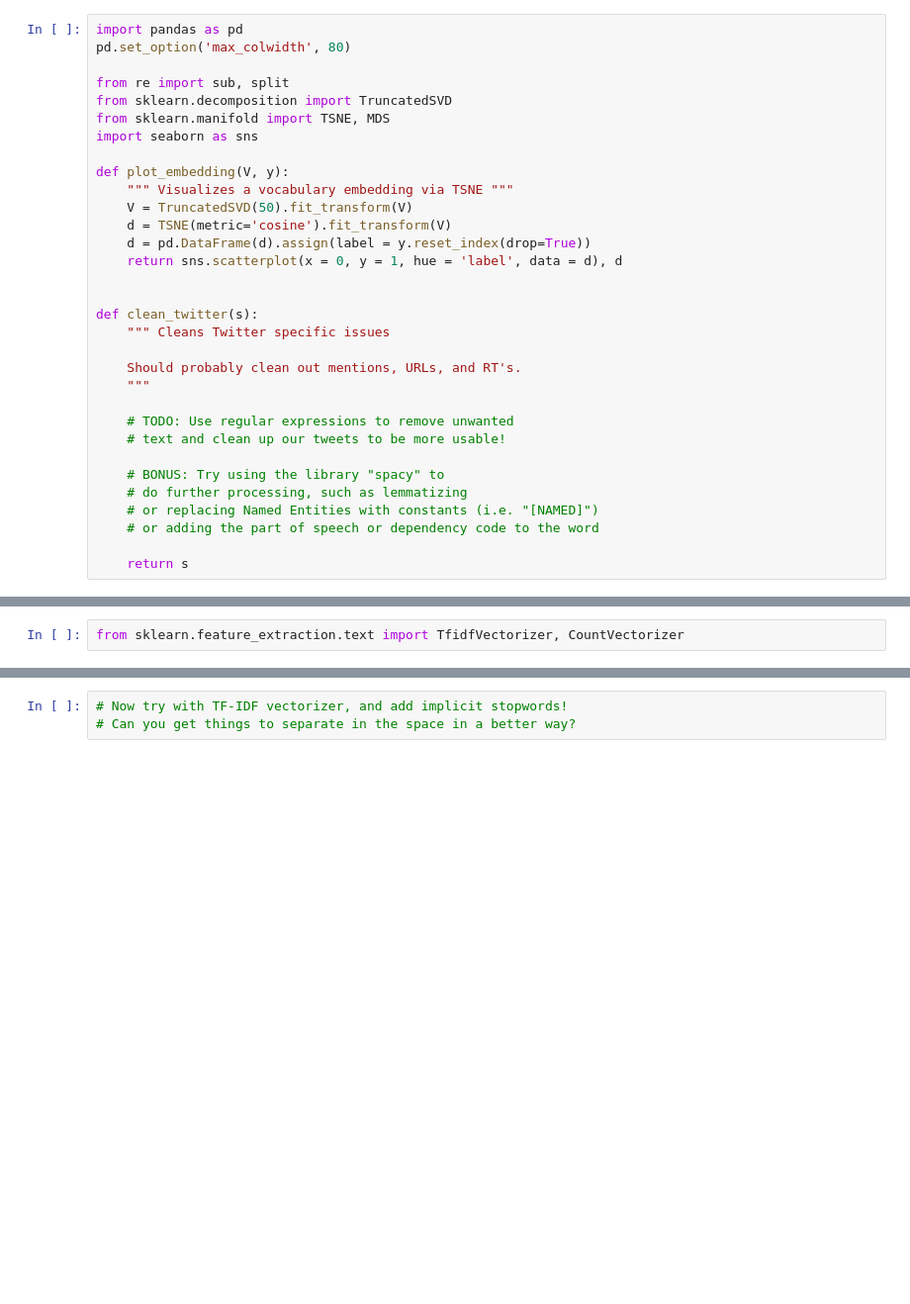
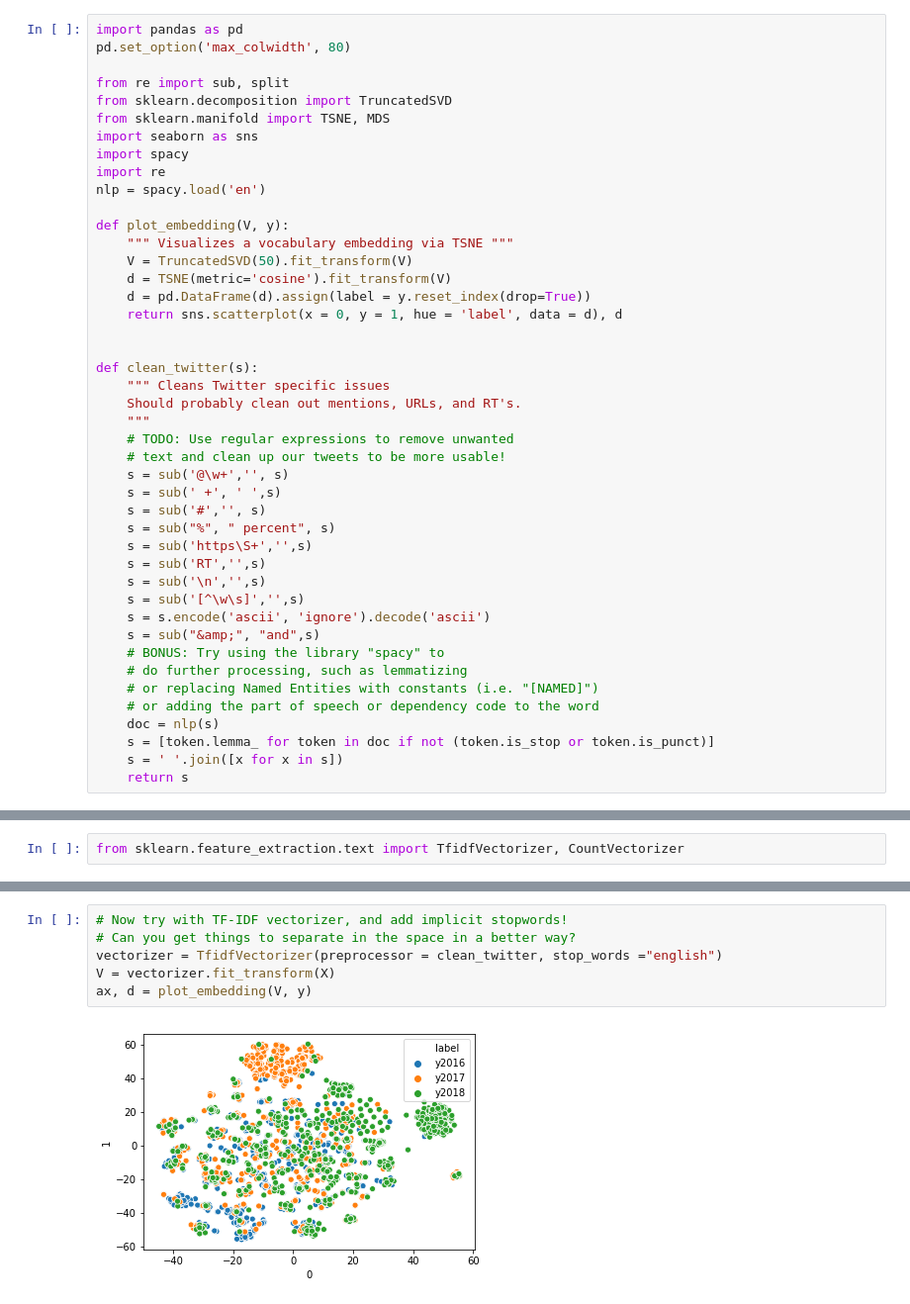
Before and after one commit to nandanrao/text-mining, a Jupyter notebook: exercise-1.ipynb, the cells around one changed output, grey strips where cells are left out. Shown at 99% size. Saved outputs shown, nothing was run; the diff lists cells and outputs as text; blank space fills up the shorter version.

```diff
--- a/exercise-1.ipynb
+++ b/exercise-1.ipynb
@@ -6,6 +6,9 @@ from re import sub, split
 from sklearn.decomposition import TruncatedSVD
 from sklearn.manifold import TSNE, MDS
 import seaborn as sns
+import spacy
+import re
+nlp = spacy.load('en')
 
 def plot_embedding(V, y):
     """ Visualizes a vocabulary embedding via TSNE """
@@ -17,18 +20,27 @@ def plot_embedding(V, y):
 
 def clean_twitter(s):
     """ Cleans Twitter specific issues
-
     Should probably clean out mentions, URLs, and RT's.
     """
-
     # TODO: Use regular expressions to remove unwanted
     # text and clean up our tweets to be more usable!
-
+    s = sub('@\w+','', s)
+    s = sub(' +', ' ',s)
+    s = sub('#','', s)
+    s = sub("%", " percent", s)
+    s = sub('https\S+','',s)
+    s = sub('RT','',s)
+    s = sub('\n','',s)
+    s = sub('[^\w\s]','',s)
+    s = s.encode('ascii', 'ignore').decode('ascii')
+    s = sub("&amp;", "and",s)
     # BONUS: Try using the library "spacy" to
     # do further processing, such as lemmatizing
     # or replacing Named Entities with constants (i.e. "[NAMED]")
     # or adding the part of speech or dependency code to the word
-
+    doc = nlp(s)
+    s = [token.lemma_ for token in doc if not (token.is_stop or token.is_punct)]
+    s = ' '.join([x for x in s])
     return s
 # %%
 X = pd.read_csv('data/tweets.csv').tweet
@@ -53,3 +96,8 @@ ax, d = plot_embedding(V, y)
 # %%
 # Now try with TF-IDF vectorizer, and add implicit stopwords!
 # Can you get things to separate in the space in a better way?
+vectorizer = TfidfVectorizer(preprocessor = clean_twitter, stop_words ="english")
+V = vectorizer.fit_transform(X)
+ax, d = plot_embedding(V, y)
+# %% [output]
+[figure, added]
```
Also changed, not shown: parts of 4 cells of this notebook.
